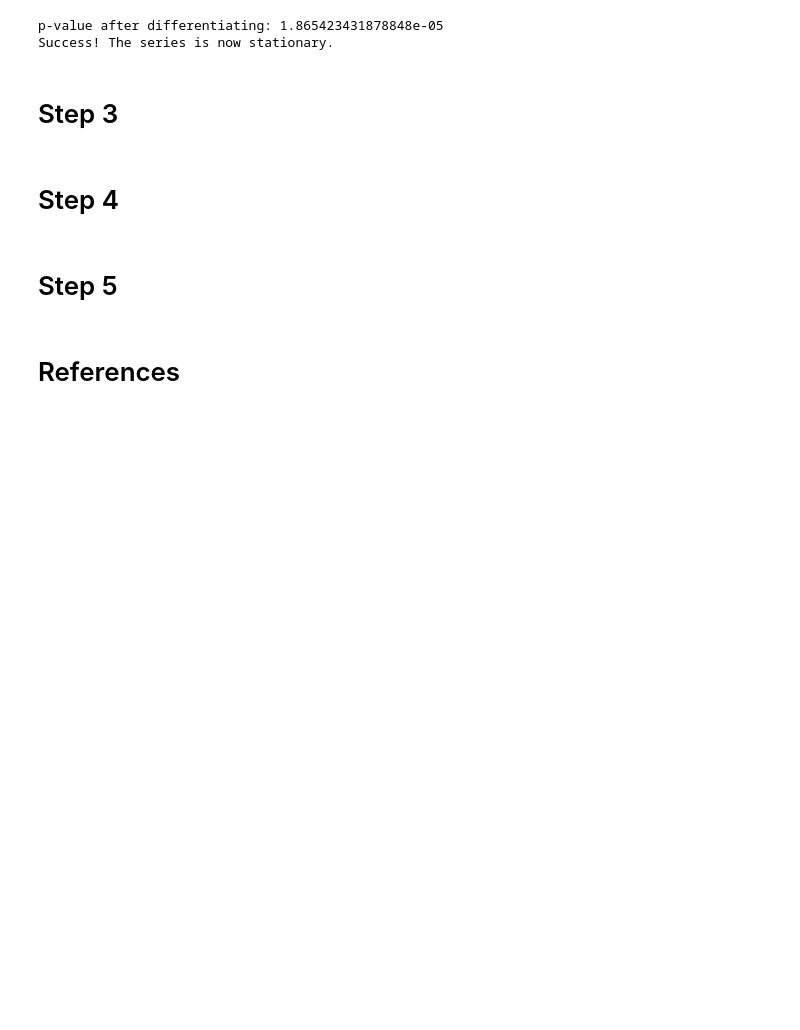
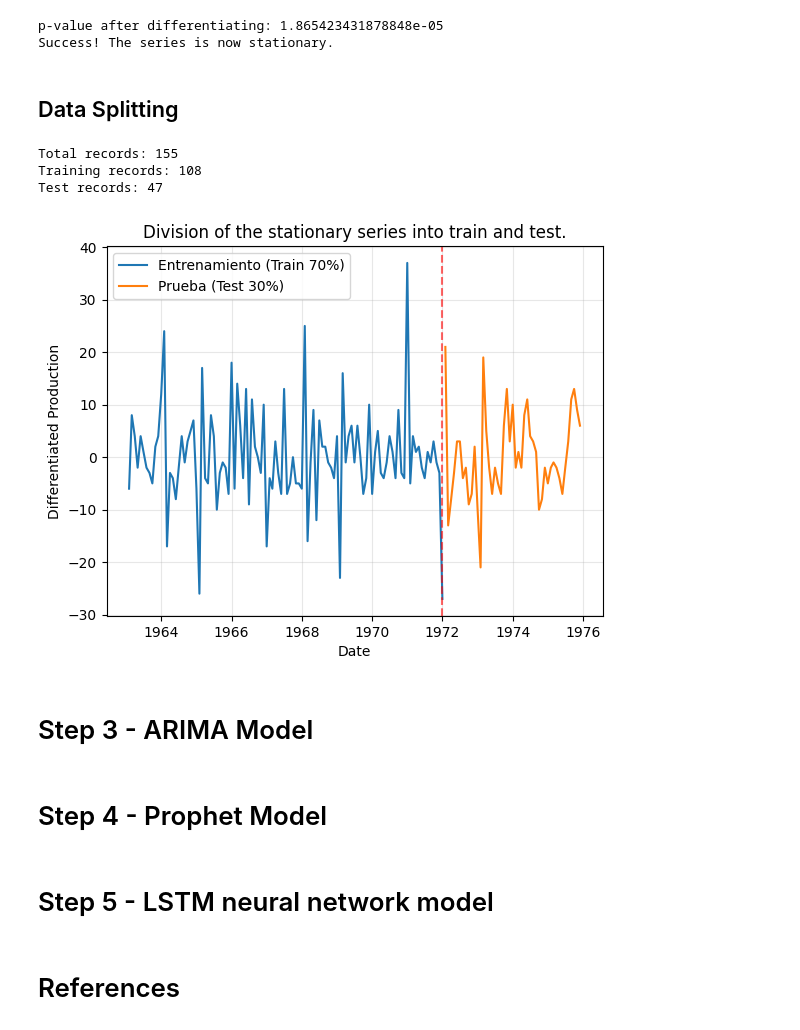
Before and after one commit to Jero2110/Advanced-ML_Phase-04, a Jupyter notebook: analysis/G01_Jeronimo_Ramos_Phase4.ipynb, the cells around one changed output. Drawn from its saved outputs; the diff is of its cells as text; code cells hidden in the pictures; blank space fills up the shorter version.

```diff
--- a/analysis/G01_Jeronimo_Ramos_Phase4.ipynb
+++ b/analysis/G01_Jeronimo_Ramos_Phase4.ipynb
@@ -253,11 +282,46 @@ else:
 # %% [output]
 p-value after differentiating: 1.865423431878848e-05
 Success! The series is now stationary.
+# %% [markdown]
+## Data Splitting
+# %%
+# Calculate the cut-off point (70%)
+train_size = int(len(df_estacionario) * 0.7)
+
+# Divide the series (it is important to maintain the chronological order).
+train = df_estacionario.iloc[:train_size]
+test = df_estacionario.iloc[train_size:]
+
+print(f"Total records: {len(df_estacionario)}")
+print(f"Training records: {len(train)}")
+print(f"Test records: {len(test)}")
+# %% [output]
+Total records: 155
+Training records: 108
+Test records: 47
+# %%
+# Graph training data
+plt.plot(train.index, train['diff_12'], label='Entrenamiento (Train 70%)', color='tab:blue')
+
+# Graphic test data
+plt.plot(test.index, test['diff_12'], label='Prueba (Test 30%)', color='tab:orange')
+
+# Add a vertical line to mark the division.
+plt.axvline(train.index[-1], color='red', linestyle='--', alpha=0.6)
+
+plt.title('Division of the stationary series into train and test.')
+plt.xlabel('Date')
+plt.ylabel('Differentiated Production')
+plt.legend()
+plt.grid(True, alpha=0.3)
+plt.show()
+# %% [output]
+[figure, added]
 # %% [markdown]
-# Step 3
+# Step 3 - ARIMA Model
 # %% [markdown]
-# Step 4
+# Step 4 - Prophet Model
 # %% [markdown]
-# Step 5
+# Step 5 - LSTM neural network model
 # %% [markdown]
 # References
```
Also changed, not shown: parts of 9 cells of this notebook.
